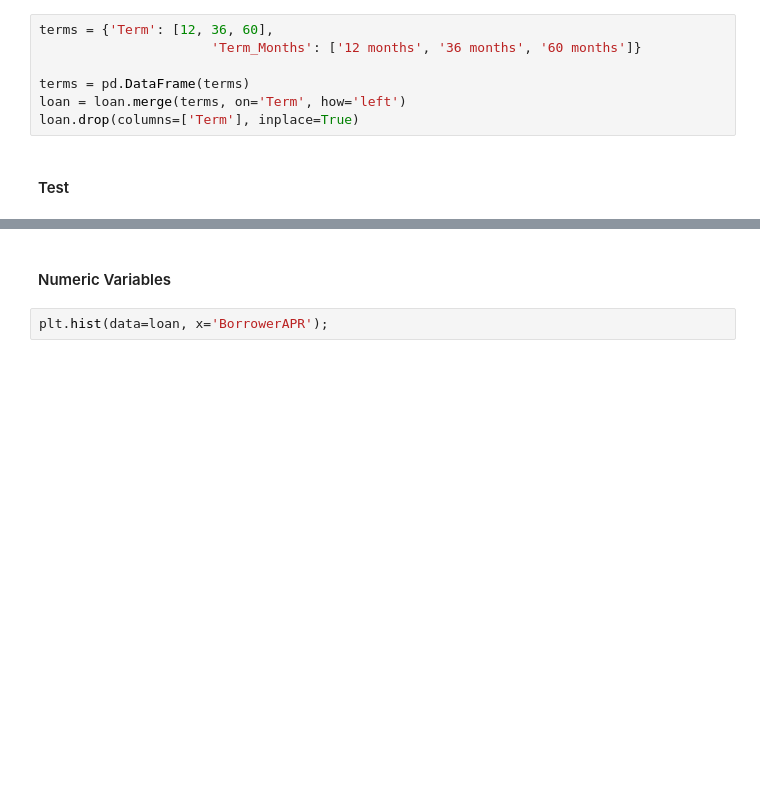
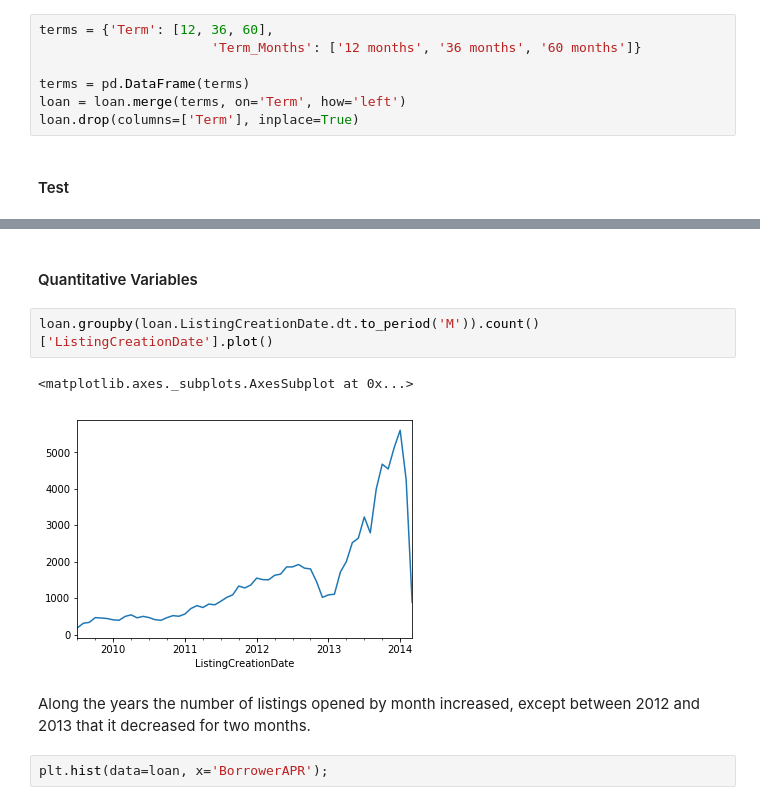
Before and after one commit to suefenali/data_analysis_nanodegree, a Jupyter notebook: project_5/exploration.ipynb, the cells around one changed output, grey strips where cells are left out. Saved outputs shown, nothing was run; the diff lists cells and outputs as text; blank space fills up the shorter version.

```diff
--- a/project_5/exploration.ipynb
+++ b/project_5/exploration.ipynb
@@ -265,5 +337,12 @@ Index(['ListingCreationDate', 'Term', 'LoanStatus', 'BorrowerAPR', 'BorrowerRate
 # %% [markdown]
-#### Numeric Variables
+#### Quantitative Variables
+# %%
+loan.groupby(loan.ListingCreationDate.dt.to_period('M')).count()['ListingCreationDate'].plot()
+# %% [output]
+<matplotlib.axes._subplots.AxesSubplot at 0x...>
+[figure, added]
+# %% [markdown]
+Along the years the number of listings opened by month increased, except between 2012 and 2013 that it decreased for two months.
 # %%
 plt.hist(data=loan, x='BorrowerAPR');
 # %% [output]
```
Also changed, not shown: parts of 58 cells of this notebook.
